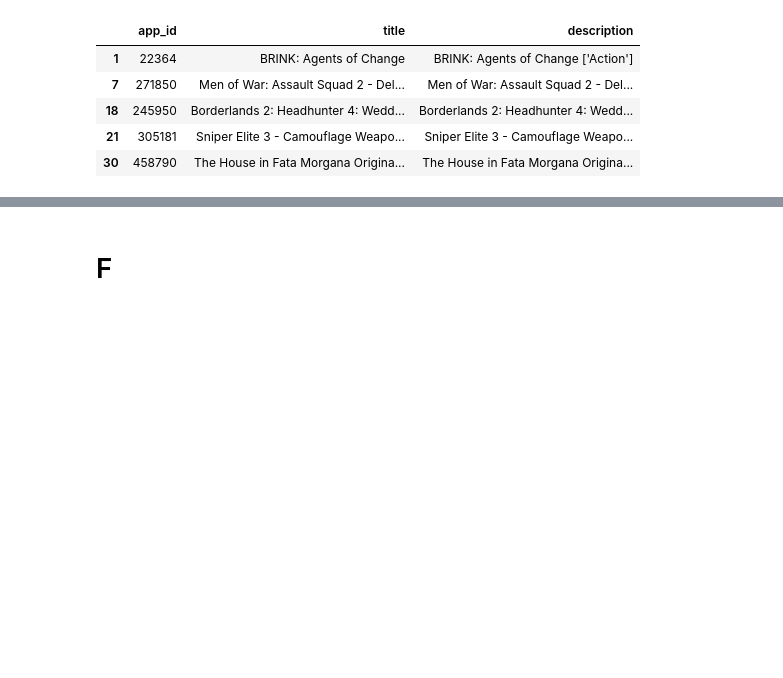
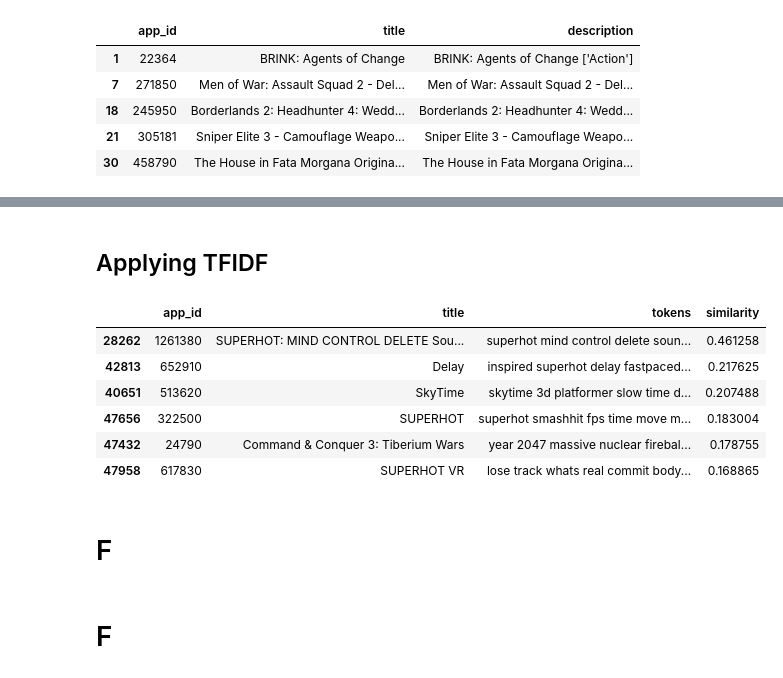
Before and after one commit to nicklus-14/game-recommendation-system, a Jupyter notebook: feature_engineering_and_similarity.ipynb, the cells around one changed output, grey strips where cells are left out. Cells and saved outputs as stored; diff of their text form; code cells hidden in the pictures; blank space fills up the shorter version.

Commit message:
TFIDF & Cosine Similarity Implementation

```diff
--- a/feature_engineering_and_similarity.ipynb
+++ b/feature_engineering_and_similarity.ipynb
@@ -192,0 +299,6 @@ df['tokens'].head()
+# %%
+# Lemmatize the Tokens
+lemmatizer = WordNetLemmatizer()
+df['tokens'] = df['tokens'].apply(
+    lambda tokens: [lemmatizer.lemmatize(word) for word in tokens]
+)
@@ -193,2 +307,43 @@ df['tokens'].head()
+# %% [markdown]
+## Applying TFIDF
+# %%
+# Glue Tokens
+df['tokens'] = df['tokens'].apply(lambda tokens: ' '.join(tokens))
+# %%
+tfidf_vectorizer = TfidfVectorizer()
+tfidf_matrix = tfidf_vectorizer.fit_transform(df['tokens'])
+# %%
+def get_similar_games(app_id, top_n):
+    # Get Description for the given app_id
+    query = df[df['app_id'] == app_id]['tokens'].values[0]
+    query_vector = tfidf_vectorizer.transform([query])
+
+    # Compute cosine similarity
+    cosine_similarities = cosine_similarity(query_vector, tfidf_matrix).flatten()
+
+    # Get top_n indices of similar games; grabs the last n indexes from the sorted array and then flips them
+    top_indices = cosine_similarities.argsort()[-top_n-1:-1][::-1]
+
+    # Retrieve game titles and app_ids for the top similar games
+    similar_games = df.iloc[top_indices][['app_id', 'title', 'tokens']]
+    similar_games['similarity'] = cosine_similarities[top_indices]
+    similar_games = similar_games.sort_values(by='similarity', ascending=False)
+
+    # Return the DataFrame with similar games
+    return similar_games
+# %%
+# Testing with SH:MCD
+similar_games = get_similar_games(690040, top_n=6)
+similar_games
+# %% [output]
+|  | app_id | title | tokens | similarity |
+| 28262 | 1261380 | SUPERHOT: MIND CONTROL DELETE Sou... | superhot mind control delete soun... | 0.461258 |
+| 42813 | 652910 | Delay | inspired superhot delay fastpaced... | 0.217625 |
+| 40651 | 513620 | SkyTime | skytime 3d platformer slow time d... | 0.207488 |
+| 47656 | 322500 | SUPERHOT | superhot smashhit fps time move m... | 0.183004 |
+| 47432 | 24790 | Command & Conquer 3: Tiberium Wars | year 2047 massive nuclear firebal... | 0.178755 |
+| 47958 | 617830 | SUPERHOT VR | lose track whats real commit body... | 0.168865 |
 # %% [markdown]
 # F
+# %% [markdown]
+# F
```
Also changed, not shown: parts of 47 cells of this notebook, 1 other file.
